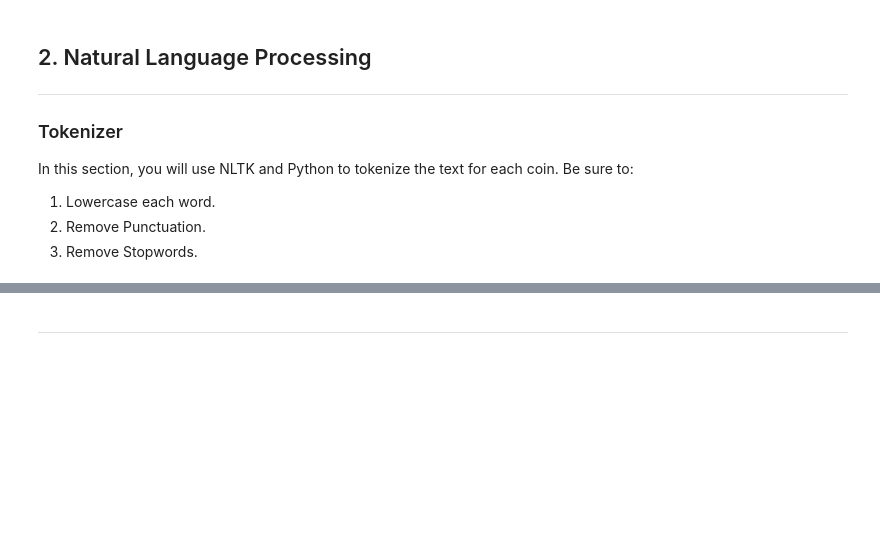
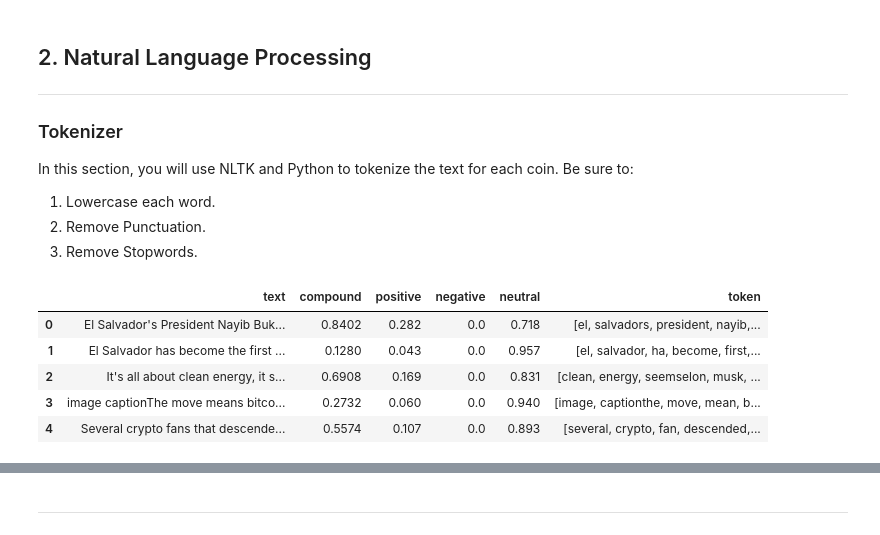
Before and after one commit to jcm-co/homework-CryptoTales, a Jupyter notebook: Starter_Code/crypto_sentiment.ipynb, the cells around one changed output, grey strips where cells are left out. Drawn from its saved outputs; the diff is of its cells as text; code cells hidden in the pictures; blank space fills up the shorter version.

```diff
--- a/Starter_Code/crypto_sentiment.ipynb
+++ b/Starter_Code/crypto_sentiment.ipynb
@@ -209,16 +200,13 @@ from nltk.corpus import stopwords
 from nltk.stem import WordNetLemmatizer, PorterStemmer
 from string import punctuation
 import re
-# %%
-# Instantiate the lemmatizer
-lemmatizer = WordNetLemmatizer()
-
-# Create a list of stopwords
-
-stopwords = stopwords.words('english')
-
-# Expand the default stopwords list if necessary
-
-# TO DO - how do you know if the list has to be expanded?
-
-# stopwords = stop_words.extend(['', ''])
+# %%
+btc_string=" ".join(btc_news['content'].astype(str))
+# %%
+# Create a list of stopwords
+sentence = sent_tokenize(btc_string)
+words = word_tokenize(btc_string)
+sw = set(stopwords.words('english'))
+first_result = [word.lower() for word in words if word.lower() not in sw]
+
+# unsure if the list has to be expanded
@@ -235,7 +226,7 @@ def tokenizer(text):
     words = word_tokenize(re_clean)
 
     # Define the stop words
-    sw = set(stopwords.words('english'))
+    sw = stopwords.words('english')
 
     # Lemmatize words into root words
     lem = [lemmatizer.lemmatize(word) for word in words]
@@ -246,6 +237,15 @@ def tokenizer(text):
     return output
 # %%
 # Create a new tokens column for Bitcoin
-print(set(tokenizer()))
+btc_token = btc_news['content'].apply(tokenizer)
+btc_df['token'] = btc_token.values
+btc_df.head()
+# %% [output]
+|  | text | compound | positive | negative | neutral | token |
+| 0 | El Salvador's President Nayib Buk... | 0.8402 | 0.282 | 0.0 | 0.718 | [el, salvadors, president, nayib,... |
+| 1 | El Salvador has become the first ... | 0.1280 | 0.043 | 0.0 | 0.957 | [el, salvador, ha, become, first,... |
+| 2 | It's all about clean energy, it s... | 0.6908 | 0.169 | 0.0 | 0.831 | [clean, energy, seemselon, musk, ... |
+| 3 | image captionThe move means bitco... | 0.2732 | 0.060 | 0.0 | 0.940 | [image, captionthe, move, mean, b... |
+| 4 | Several crypto fans that descende... | 0.5574 | 0.107 | 0.0 | 0.893 | [several, crypto, fan, descended,... |
 # %%
 # Create a new tokens column for Ethereum
```
Also changed, not shown: parts of 10 cells of this notebook.
